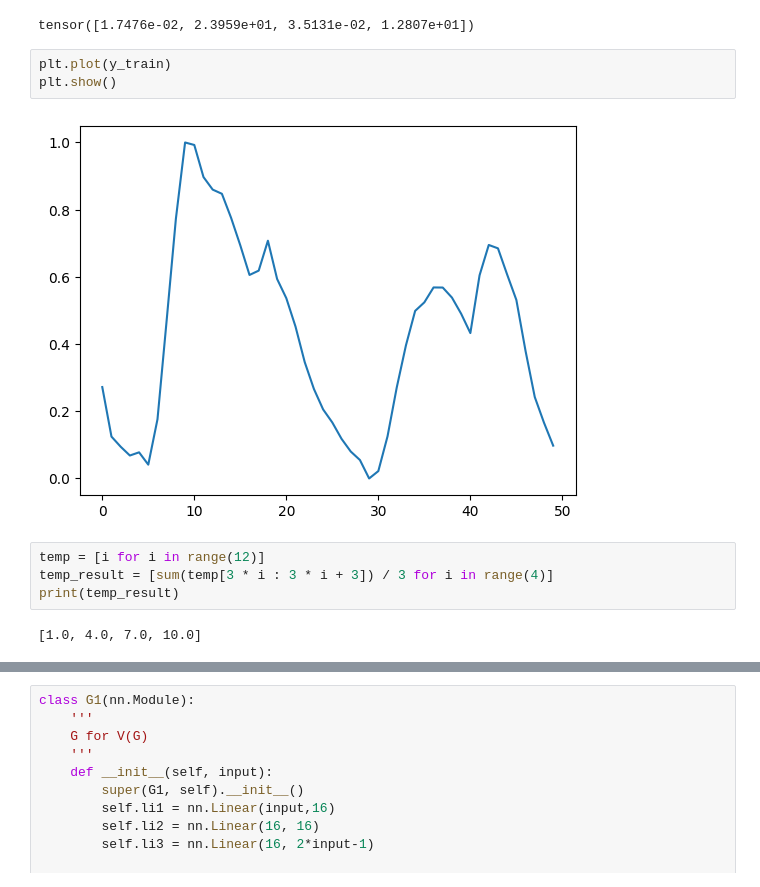
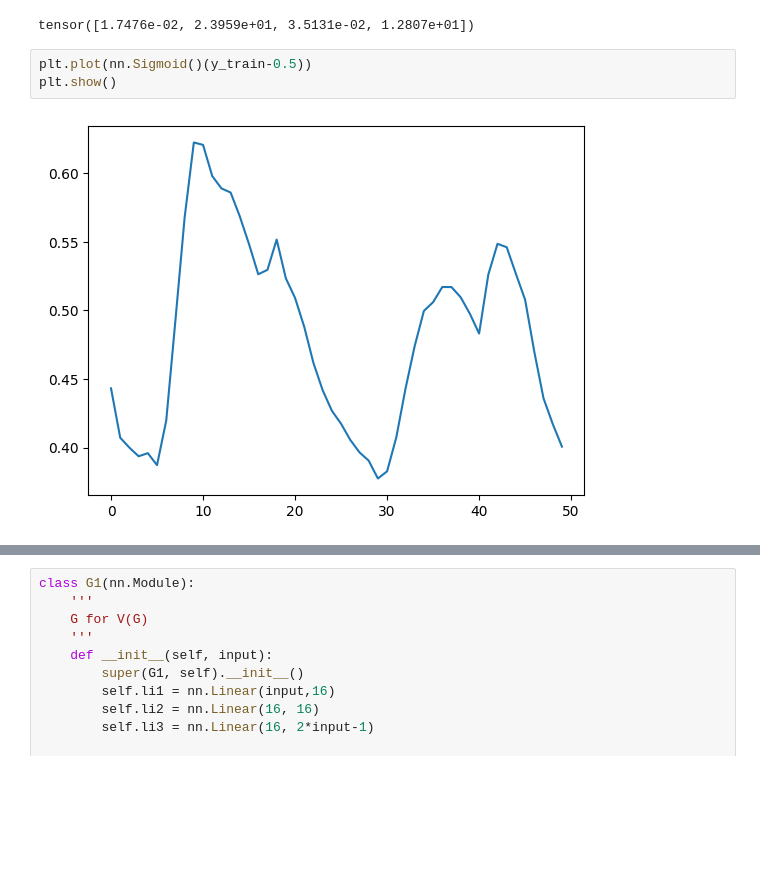
Before and after one commit to Han-JaeHoon/QHackathon_2024, a Jupyter notebook: Embedding_NN.ipynb, the cells around one changed output, grey strips where cells are left out. Cells and saved outputs as stored; diff of their text form; blank space fills up the shorter version.

```diff
--- a/Embedding_NN.ipynb
+++ b/Embedding_NN.ipynb
@@ -21,13 +21,7 @@ y_train = (y_train-y_train.min())/(y_train.max()-y_train.min())
 # %% [output]
 tensor([1.7476e-02, 2.3959e+01, 3.5131e-02, 1.2807e+01])
 # %%
-plt.plot(y_train)
+plt.plot(nn.Sigmoid()(y_train-0.5))
 plt.show()
 # %% [output]
-[figure, old version]
+[figure, new version]
-# %%
-temp = [i for i in range(12)]
-temp_result = [sum(temp[3 * i : 3 * i + 3]) / 3 for i in range(4)]
-print(temp_result)
-# %% [output]
-[1.0, 4.0, 7.0, 10.0]
```
Also changed, not shown: parts of 11 cells of this notebook.
